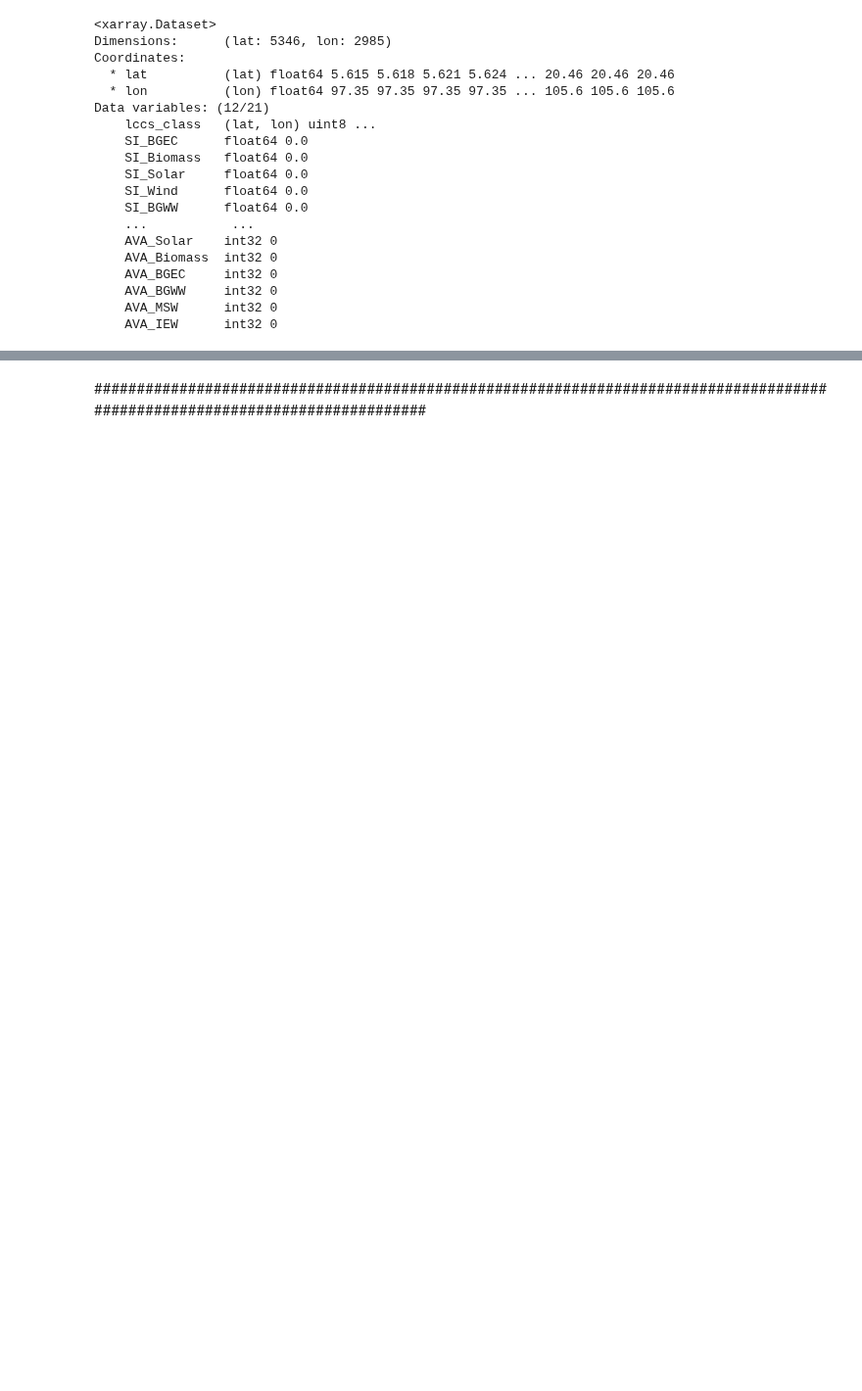
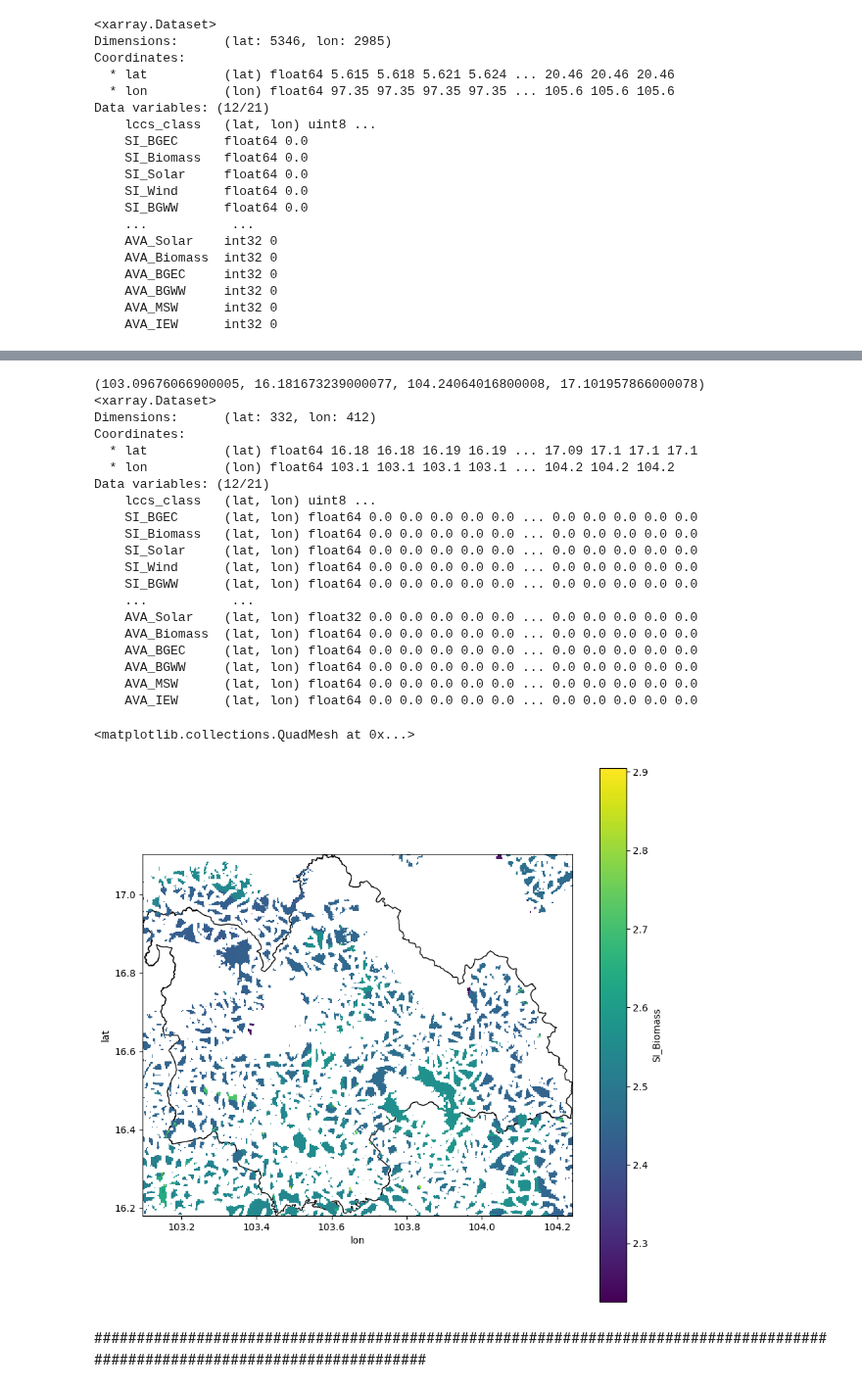
Before and after one commit to NarasetS/REPowerPlant_Siting, a Jupyter notebook: 10_SI_Farmarea_xarray.ipynb, the cells around one changed output, grey strips where cells are left out. Shown at 98% size. Saved outputs shown, nothing was run; the diff lists cells and outputs as text; code cells hidden in the pictures; blank space fills up the shorter version.

```diff
--- a/10_SI_Farmarea_xarray.ipynb
+++ b/10_SI_Farmarea_xarray.ipynb
@@ -854,2 +1017,45 @@ xr_final_SI.to_netcdf(path='Output\\xr_final_SI.nc')
+# %%
+thailandmap = gpd.read_file('Data\\tha_admbnda_adm1_rtsd_20220121\\tha_admbnda_adm1_rtsd_20220121.shp')
+thailandmap.crs = {'init': 'epsg:4326'}
+
+province = "Kalasin"
+province = thailandmap.loc[thailandmap['ADM1_EN'] == province]
+print(province.unary_union.bounds)
+min_lon = province.unary_union.bounds[0]
+max_lon = province.unary_union.bounds[2]
+max_lat = province.unary_union.bounds[3]
+min_lat = province.unary_union.bounds[1]
+
+xr_buffer = xr_final_SI.sel(lat=slice(min_lat,max_lat), lon=slice(min_lon,max_lon))
+print(xr_buffer)
+
+fig, ax = plt.subplots(figsize=(10,10))
+province.plot(ax = ax, color='none', edgecolor = 'black', zorder = 0)
+
+fueltype = 'SI_Biomass'
+xr_buffer[fueltype].where(xr_buffer[fueltype]>0).plot(ax = ax,zorder = 1)
+# %% [output]
+(103.09676066900005, 16.181673239000077, 104.24064016800008, 17.101957866000078)
+<xarray.Dataset>
+Dimensions:      (lat: 332, lon: 412)
+Coordinates:
+  * lat          (lat) float64 16.18 16.18 16.19 16.19 ... 17.09 17.1 17.1 17.1
+  * lon          (lon) float64 103.1 103.1 103.1 103.1 ... 104.2 104.2 104.2
+Data variables: (12/21)
+    lccs_class   (lat, lon) uint8 ...
+    SI_BGEC      (lat, lon) float64 0.0 0.0 0.0 0.0 0.0 ... 0.0 0.0 0.0 0.0 0.0
+    SI_Biomass   (lat, lon) float64 0.0 0.0 0.0 0.0 0.0 ... 0.0 0.0 0.0 0.0 0.0
+    SI_Solar     (lat, lon) float64 0.0 0.0 0.0 0.0 0.0 ... 0.0 0.0 0.0 0.0 0.0
+    SI_Wind      (lat, lon) float64 0.0 0.0 0.0 0.0 0.0 ... 0.0 0.0 0.0 0.0 0.0
+    SI_BGWW      (lat, lon) float64 0.0 0.0 0.0 0.0 0.0 ... 0.0 0.0 0.0 0.0 0.0
+    ...           ...
+    AVA_Solar    (lat, lon) float32 0.0 0.0 0.0 0.0 0.0 ... 0.0 0.0 0.0 0.0 0.0
+    AVA_Biomass  (lat, lon) float64 0.0 0.0 0.0 0.0 0.0 ... 0.0 0.0 0.0 0.0 0.0
+    AVA_BGEC     (lat, lon) float64 0.0 0.0 0.0 0.0 0.0 ... 0.0 0.0 0.0 0.0 0.0
+    AVA_BGWW     (lat, lon) float64 0.0 0.0 0.0 0.0 0.0 ... 0.0 0.0 0.0 0.0 0.0
+    AVA_MSW      (lat, lon) float64 0.0 0.0 0.0 0.0 0.0 ... 0.0 0.0 0.0 0.0 0.0
+    AVA_IEW      (lat, lon) float64 0.0 0.0 0.0 0.0 0.0 ... 0.0 0.0 0.0 0.0 0.0
+<matplotlib.collections.QuadMesh at 0x...>
+[figure, added]
 # %% [markdown]
 #############################################################################################################################
```
Also changed, not shown: parts of 15 cells of this notebook, 18 other files.
